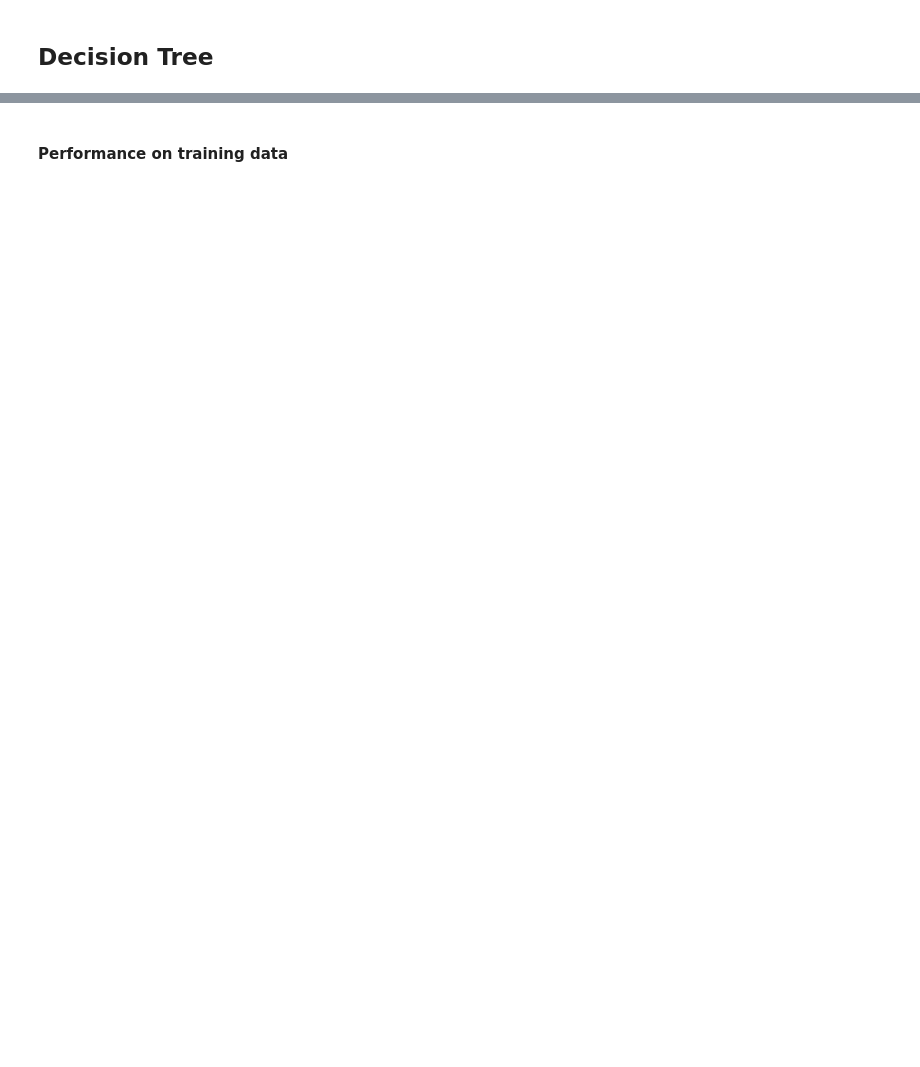
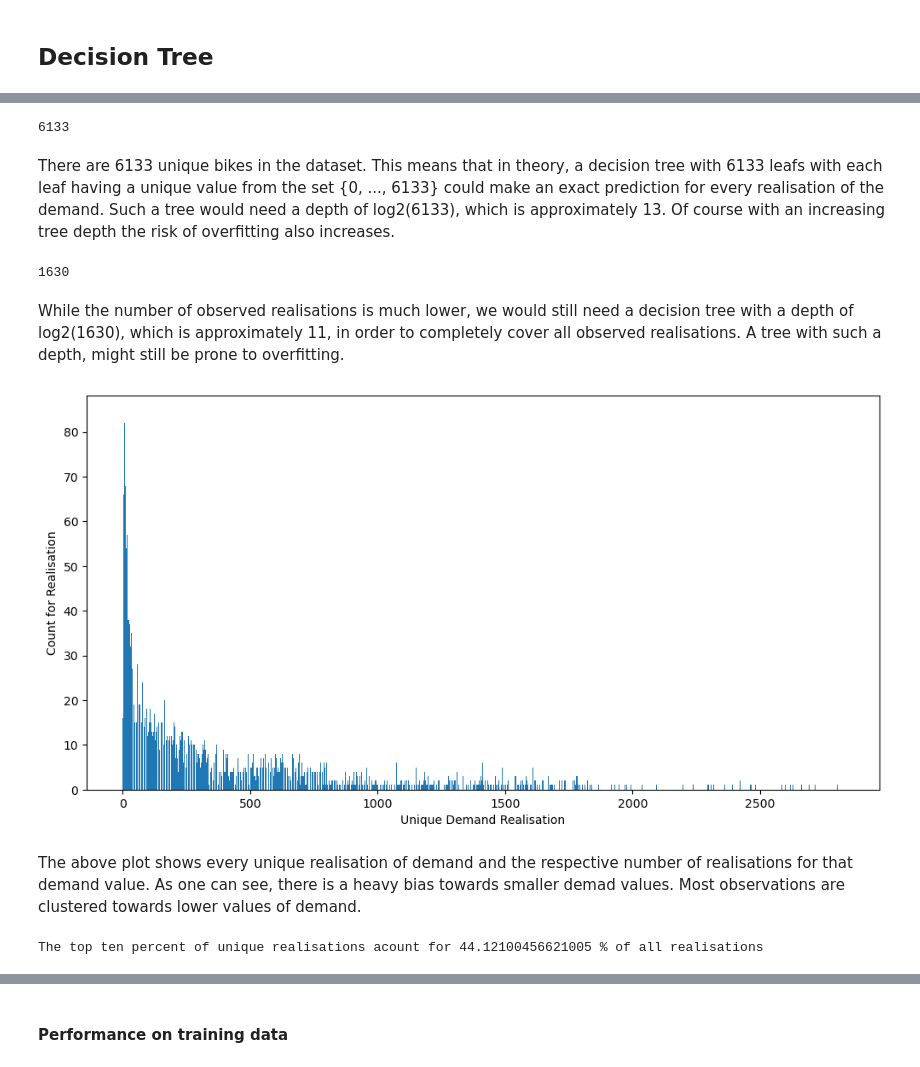
Before and after one commit to diego411/AA_Team_10, a Jupyter notebook: notebook/FeatureEngineering.ipynb, the cells around one changed output, grey strips where cells are left out. Saved outputs shown, nothing was run; the diff lists cells and outputs as text; code cells hidden in the pictures; blank space fills up the shorter version.

```diff
--- a/notebook/FeatureEngineering.ipynb
+++ b/notebook/FeatureEngineering.ipynb
@@ -627,0 +619,29 @@ current lambda:  10000000000.0
+# %%
+df_chicago['bike_id'].nunique()
+# %% [output]
+6133
+# %% [markdown]
+There are 6133 unique bikes in the dataset. This means that in theory, a decision tree with 6133 leafs with each leaf having a unique value from the set {0, ..., 6133} could make an exact prediction for every realisation of the demand. Such a tree would need a depth of log2(6133), which is approximately 13. Of course with an increasing tree depth the risk of overfitting also increases.
+# %%
+y.nunique()
+# %% [output]
+1630
+# %% [markdown]
+While the number of observed realisations is much lower, we would still need a decision tree with a depth of log2(1630), which is approximately 11, in order to completely cover all observed realisations. A tree with such a depth, might still be prone to overfitting.
+# %%
+diag, ax = plt.subplots(figsize=(12,6))
+ax.bar(y.unique(), list(map(lambda x: len(y[y == x]), y.unique())))
+plt.xlabel("Unique Demand Realisation")
+plt.ylabel("Count for Realisation")
+plt.show()
+# %% [output]
+[figure, added]
+# %% [markdown]
+The above plot shows every unique realisation of demand and the respective number of realisations for that demand value. As one can see, there is a heavy bias towards smaller demad values. Most observations are clustered towards lower values of demand.
+# %%
+realisation_count = list(map(lambda x: len(y[y == x]), y.unique()))
+realisation_count.sort(reverse = True)
+ten_percent_ratio = sum(realisation_count[0:int(len(realisation_count)* 0.1)]) / len(y)
+print("The top ten percent of unique realisations acount for", ten_percent_ratio * 100, "% of all realisations")
+# %% [output]
+The top ten percent of unique realisations acount for 44.12100456621005 % of all realisations
```
Also changed, not shown: parts of 69 cells of this notebook.
